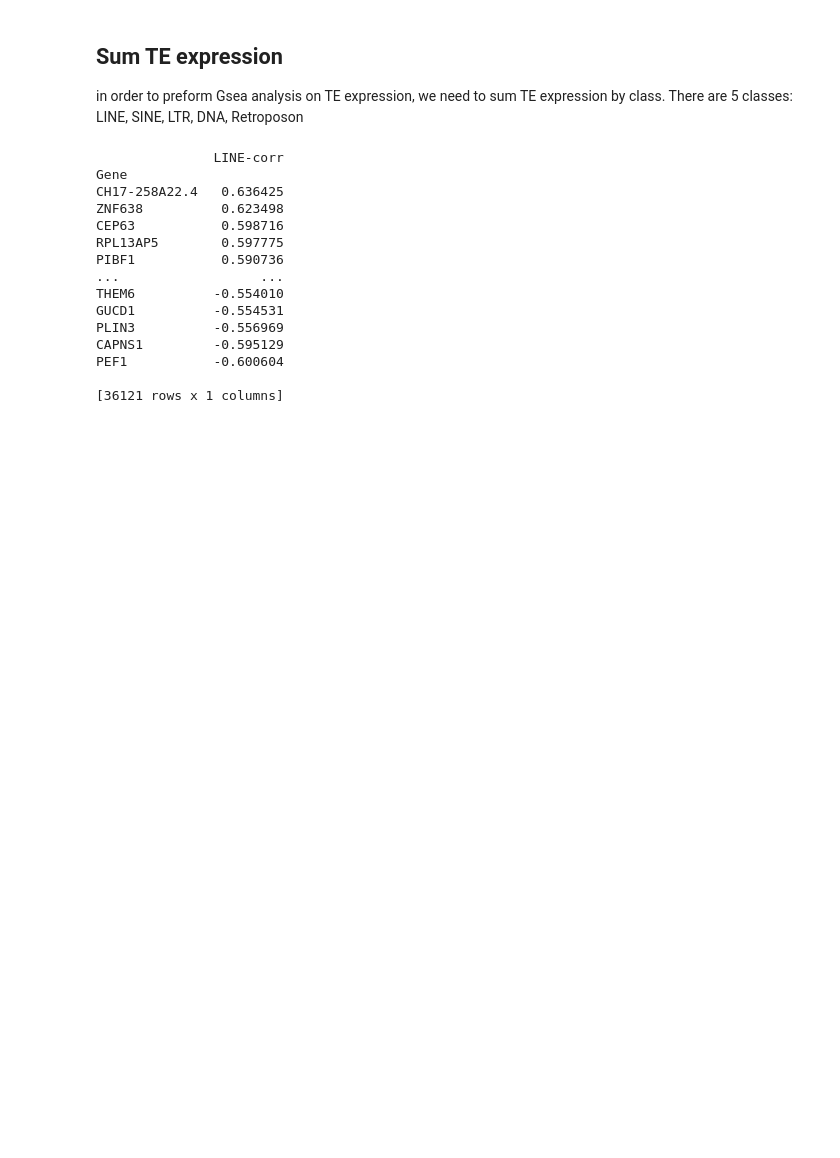
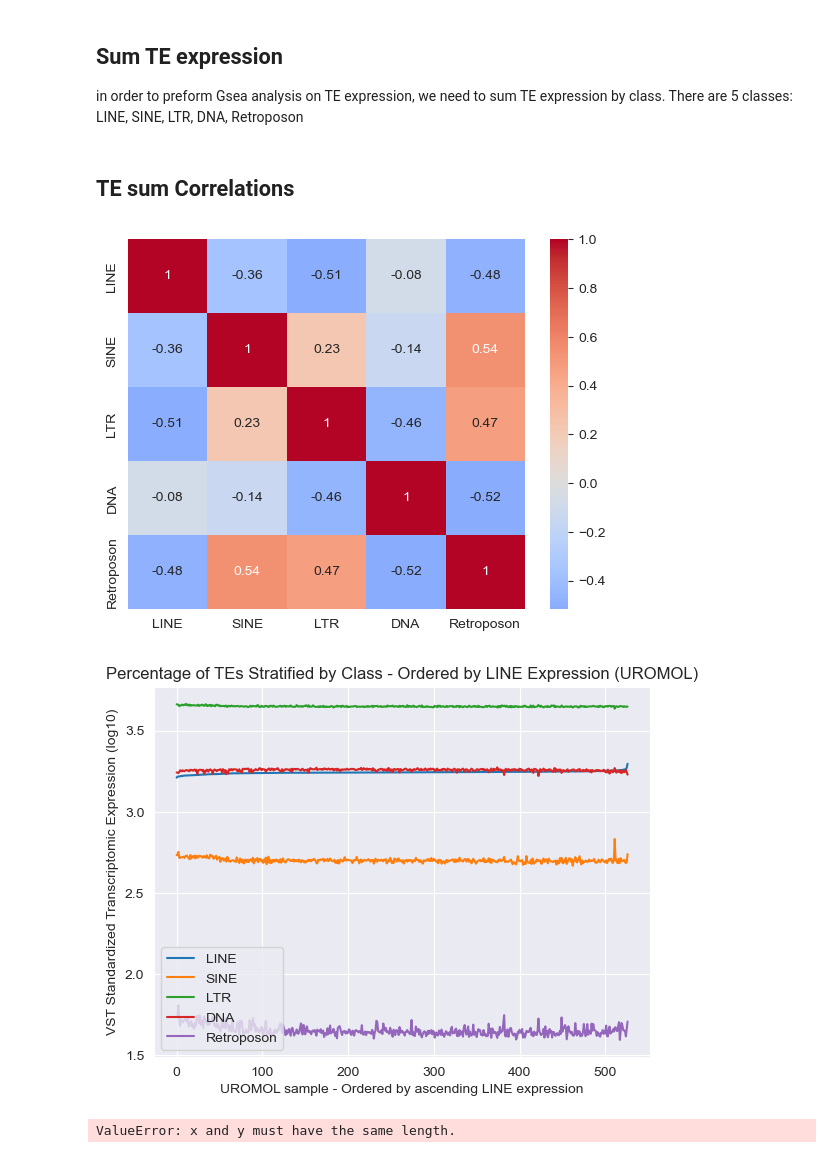
Before and after one commit to BermanLaboratory/TransposableElements, a Jupyter notebook: EnrichmentAnalysis/GseaEnrichment.ipynb, the cells around one changed output. Cells and saved outputs as stored; diff of their text form; code cells hidden in the pictures; blank space fills up the shorter version.

```diff
--- a/EnrichmentAnalysis/GseaEnrichment.ipynb
+++ b/EnrichmentAnalysis/GseaEnrichment.ipynb
@@ -35,6 +35,23 @@ SINE = SINE.sum(axis='rows')
 LTR = LTR.sum(axis='rows')
 DNA = DNA.sum(axis='rows')
 Retroposon = Retroposon.sum(axis='rows')
+# %% [markdown]
+## TE sum Correlations
+# %%
+import seaborn as sns
+import matplotlib.pyplot as plt
+from EnrichmentAnalysis.Funcs.PlotTEClassExpression import plotClassExp
+
+df = pd.concat([LINE, SINE, LTR, DNA, Retroposon], axis=1)
+df.columns = ['LINE','SINE', 'LTR', 'DNA', 'Retroposon']
+
+sns.heatmap(df.corr(), center=0, cmap="coolwarm", annot=True)
+plt.show()
+
+plotClassExp(df, 'UROMOL')
+# %% [output]
+[figure, added]
+[figure, added]
 # %%
 from scipy.stats import pearsonr
 from tqdm import tqdm
@@ -104,21 +121,7 @@ ltrcorr = GeneratePreRank(Corrdf, 'LTR')
 dnacorr = GeneratePreRank(Corrdf, 'DNA')
 retrocorr = GeneratePreRank(Corrdf, 'RETRO')
 # %% [output]
-               LINE-corr
-Gene
-CH17-258A22.4   0.636425
-ZNF638          0.623498
-CEP63           0.598716
-RPL13AP5        0.597775
-PIBF1           0.590736
-...                  ...
-THEM6          -0.554010
-GUCD1          -0.554531
-PLIN3          -0.556969
-CAPNS1         -0.595129
-PEF1           -0.600604
-
-[36121 rows x 1 columns]
+ValueError: x and y must have the same length.
 # %%
 import gseapy as gp
 
```
Also changed, not shown: parts of 3 cells of this notebook, 1 other file.
